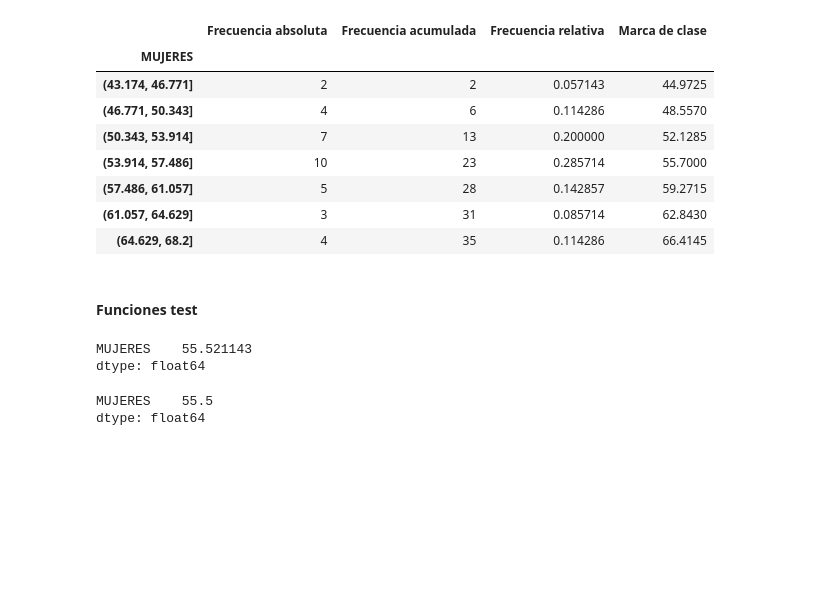
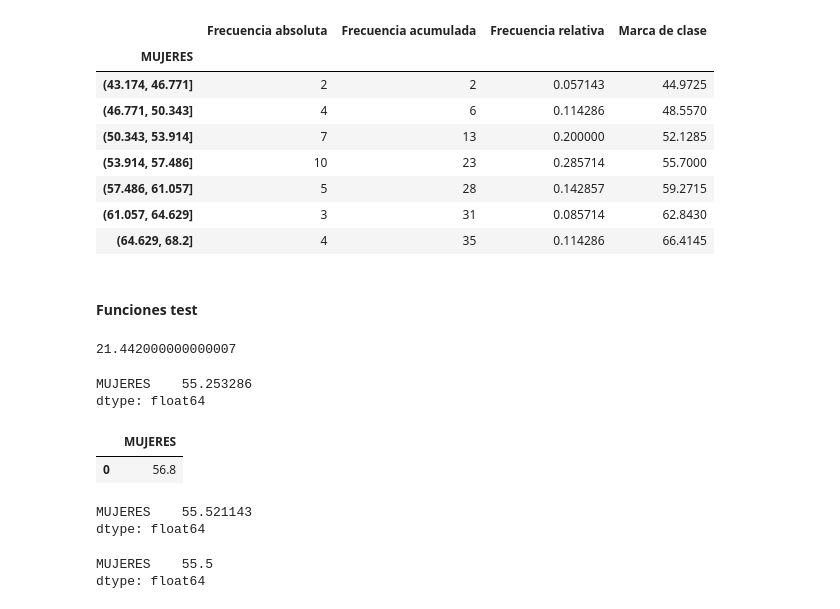
Before and after one commit to SandovalAguilar/grouped-distribution-table, a Jupyter notebook: codigo/pia.ipynb, the cells around one changed output. Cells and saved outputs as stored; diff of their text form; code cells hidden in the pictures; blank space fills up the shorter version.

Commit message:
Funcion rango y moda

```diff
--- a/codigo/pia.ipynb
+++ b/codigo/pia.ipynb
@@ -206,23 +221,30 @@ tabla_frecuencias
 | (64.629, 68.2] | 4 | 35 | 0.114286 | 66.4145 |
 # %% [markdown]
 #### Funciones test
-# %%
-'''
-posicion = (n + 1) / 2
-mediana_clase = 0
-
-limite_inferior = min(intervalos_float[mediana_clase - 1])
-frec_acum_anterior = tabla_frecuencias['Frecuencia acumulada'].iloc[mediana_clase - 2]
-frec_absoluta = tabla_frecuencias['Frecuencia absoluta'].iloc[mediana_clase -1]
-mediana_agrupada = limite_inferior + (((n / 2) - frec_acum_anterior) / frec_absoluta ) * amplitud
-'''
-
-mediana_clase = int(mediana_clase(n, tabla_frecuencias))
-mediana_agrupada = mediana_agrupada(mediana_clase, amplitud, tabla_frecuencias, intervalos_float)
-mediana_agrupada
-# %% [output]
-MUJERES    55.521143
-dtype: float64
+# %%
+rango_agrupado = rango_agrupado(tabla_frecuencias)
+rango_agrupado
+# %% [output]
+21.442000000000007
+# %%
+moda_clase = moda_clase(tabla_frecuencias)
+moda_agrupada = moda_agrupada(moda_clase, amplitud, tabla_frecuencias, intervalos_float)
+moda_agrupada
+# %% [output]
+MUJERES    55.253286
+dtype: float64
+# %%
+df.mode()
+# %% [output]
+|  | MUJERES |
+| 0 | 56.8 |
+# %%
+mediana_clase = int(mediana_clase(n, tabla_frecuencias))
+mediana_agrupada = mediana_agrupada(mediana_clase, amplitud, tabla_frecuencias, intervalos_float)
+mediana_agrupada
+# %% [output]
+MUJERES    55.521143
+dtype: float64
 # %%
 df.median()
 # %% [output]
```
Also changed, not shown: parts of 7 cells of this notebook, 1 other file.
